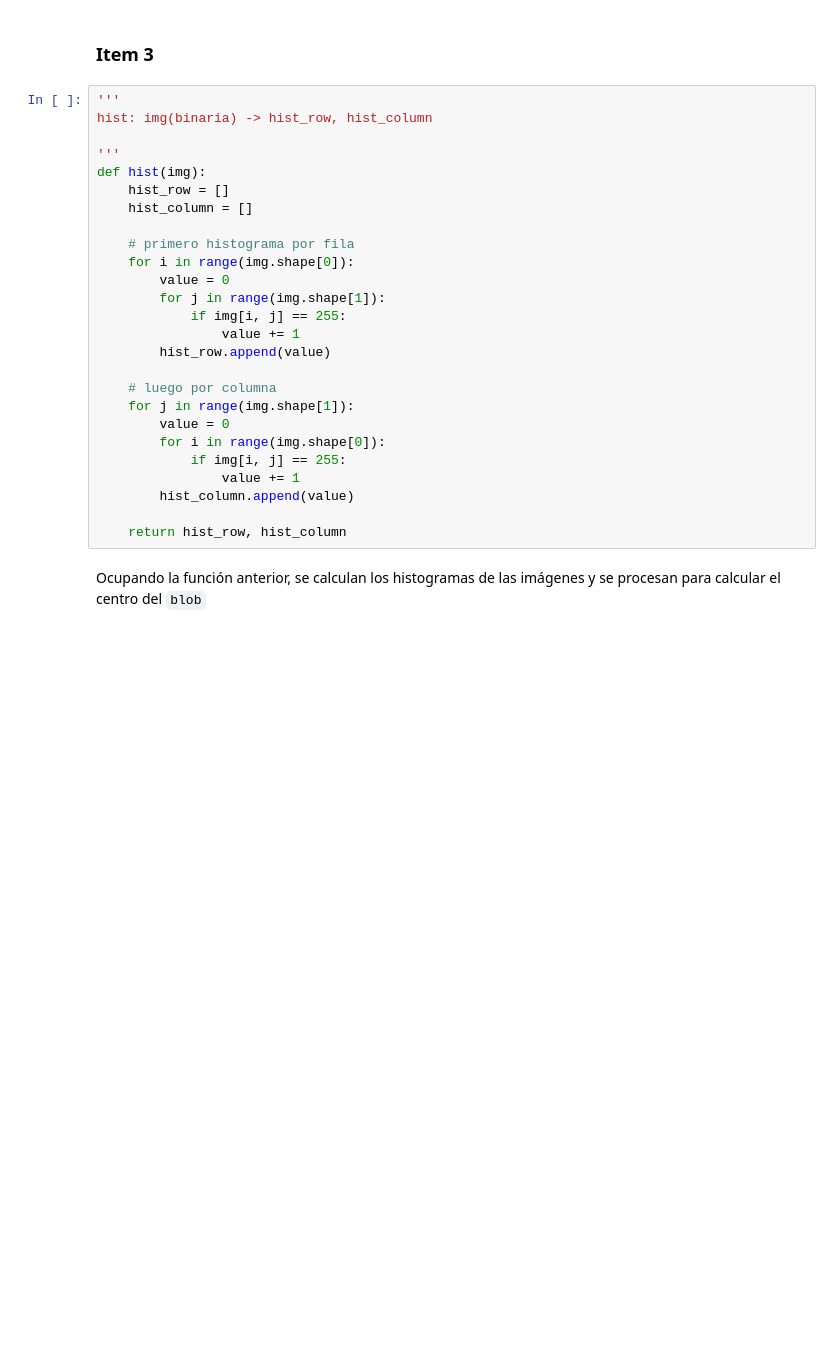
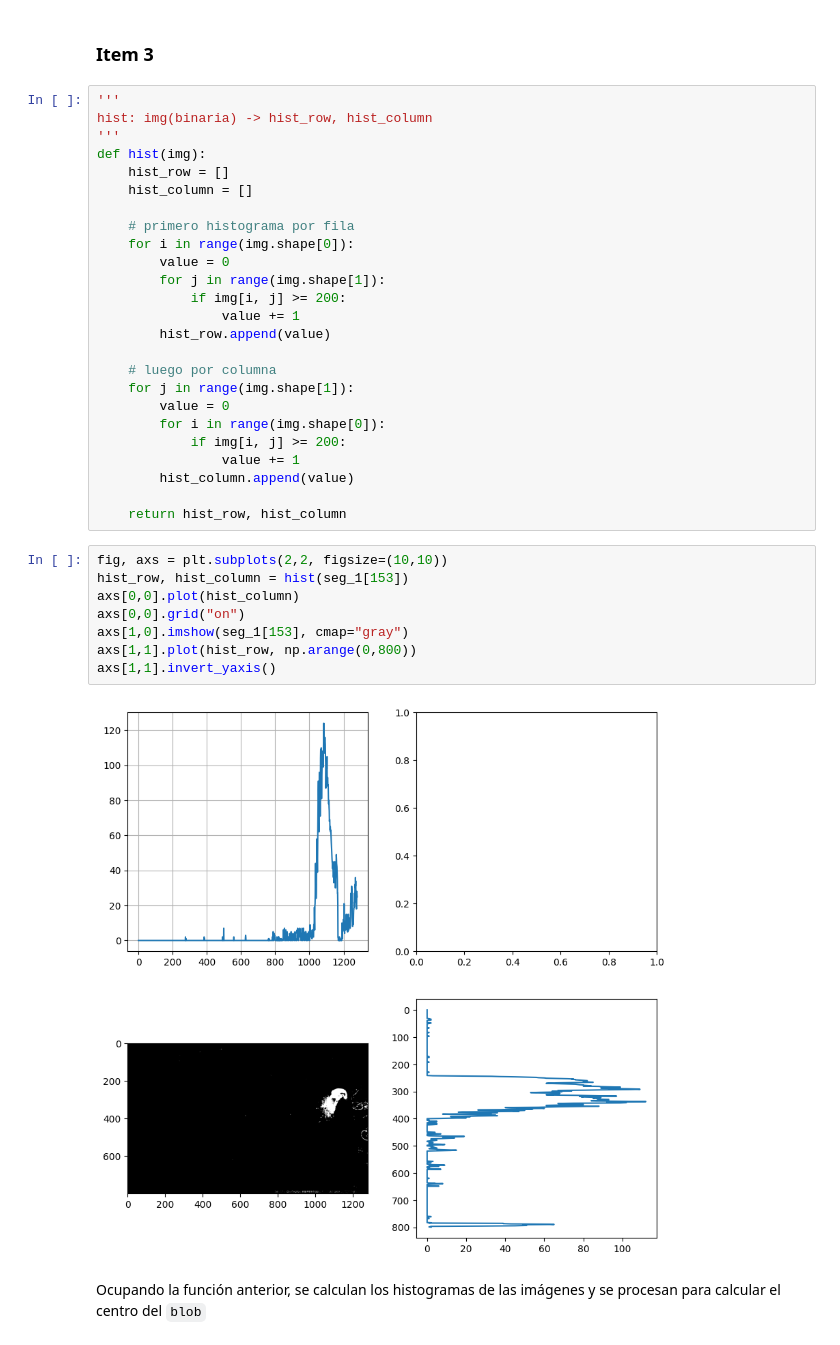
Before and after one commit to leslieecv/EL5206-Labs, a Jupyter notebook: Lab3/Lab3.ipynb, the cells around one changed output. Drawn from its saved outputs; the diff is of its cells as text; blank space fills up the shorter version.

```diff
--- a/Lab3/Lab3.ipynb
+++ b/Lab3/Lab3.ipynb
@@ -151,7 +177,6 @@ plt.plot()
 # %%
 '''
 hist: img(binaria) -> hist_row, hist_column
-
 '''
 def hist(img):
     hist_row = []
@@ -161,7 +186,7 @@ def hist(img):
     for i in range(img.shape[0]):
         value = 0
         for j in range(img.shape[1]):
-            if img[i, j] == 255:
+            if img[i, j] >= 200:
                 value += 1
         hist_row.append(value)
 
@@ -169,10 +194,20 @@ def hist(img):
     for j in range(img.shape[1]):
         value = 0
         for i in range(img.shape[0]):
-            if img[i, j] == 255:
+            if img[i, j] >= 200:
                 value += 1
         hist_column.append(value)
 
     return hist_row, hist_column
+# %%
+fig, axs = plt.subplots(2,2, figsize=(10,10))
+hist_row, hist_column = hist(seg_1[153])
+axs[0,0].plot(hist_column)
+axs[0,0].grid("on")
+axs[1,0].imshow(seg_1[153], cmap="gray")
+axs[1,1].plot(hist_row, np.arange(0,800))
+axs[1,1].invert_yaxis()
+# %% [output]
+[figure, added]
 # %% [markdown]
 Ocupando la función anterior, se calculan los histogramas de las imágenes y se procesan para calcular el centro del `blob`
```
Also changed, not shown: parts of 13 cells of this notebook.
